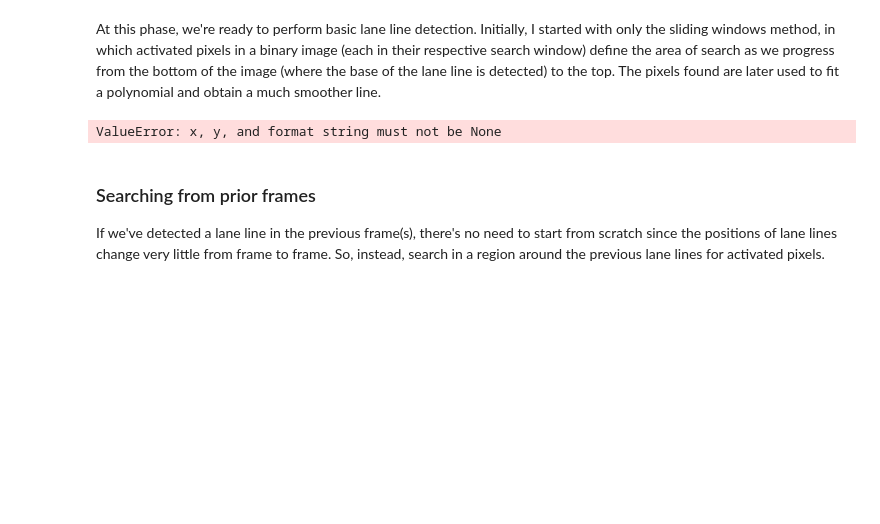
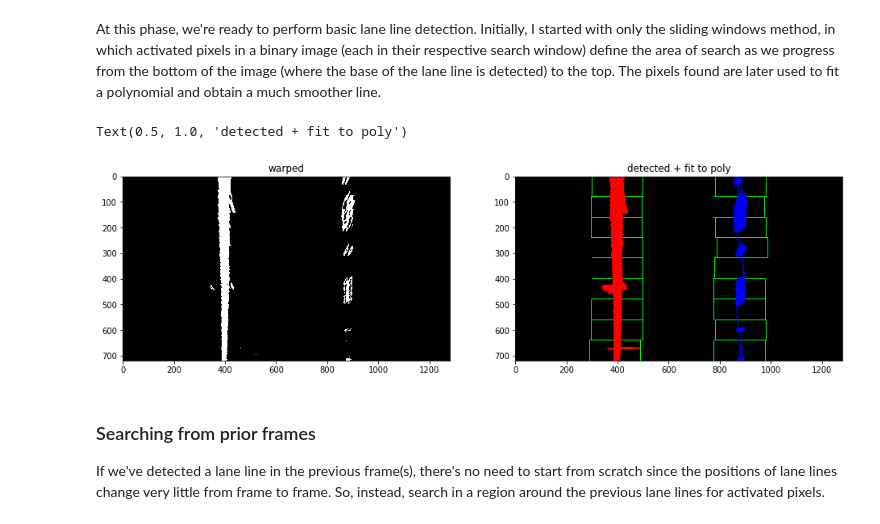
Before and after one commit to kobeeraveendran/advanced-lane-finding, a Jupyter notebook: src/lf-pipeline.ipynb, the cells around one changed output. Saved outputs shown, nothing was run; the diff lists cells and outputs as text; code cells hidden in the pictures; blank space fills up the shorter version.

Commit message:
fixed line object issue

```diff
--- a/src/lf-pipeline.ipynb
+++ b/src/lf-pipeline.ipynb
@@ -356,36 +356,37 @@ def fit_poly(img_shape, left_lane_line, right_lane_line, out_img):
 
     out_img[left_lane_line.y, left_lane_line.x] = [255, 0, 0]
     out_img[right_lane_line.y, right_lane_line.x] = [0, 0, 255]
 
     left_lane_line.prev_fit = left_lane_line.current_fit
     left_lane_line.current_fit = left_fit
 
     right_lane_line.prev_fit = right_lane_line.current_fit
     right_lane_line.current_fit = right_fit
 
     return left_lane_line, right_lane_line, out_img
 
 # testing the sliding window method
 # line objects
 left_lane_line = Line()
 right_lane_line = Line()
 
 # get warped binary image from thresholding step
 warped = perspective_transform(thresholded, mtx, dist, src, dest)
 
 left_lane_line, right_lane_line, car_center, lane_center, out_img = sliding_window(warped, left_lane_line, right_lane_line)
 
 fig, (ax1, ax2) = plt.subplots(1, 2, figsize = (16, 8))
 
 ax1.imshow(warped, cmap = "gray")
 ax1.set_title("warped")
 
 ax2.imshow(out_img, cmap = "gray")
-ax2.plot(left_lane_line.fit_x, y, color = "yellow")
-ax2.plot(right_lane_line.fit_x, y, color = "yellow")
+ax2.plot(left_lane_line.x, left_lane_line.y, color = "red")
+ax2.plot(right_lane_line.x, right_lane_line.y, color = "blue")
 ax2.set_title("detected + fit to poly")
 # %% [output]
-ValueError: x, y, and format string must not be None
+Text(0.5, 1.0, 'detected + fit to poly')
+[figure, added]
 # %% [markdown]
 ### Searching from prior frames
 
```
Also changed, not shown: parts of 1 cell of this notebook.
